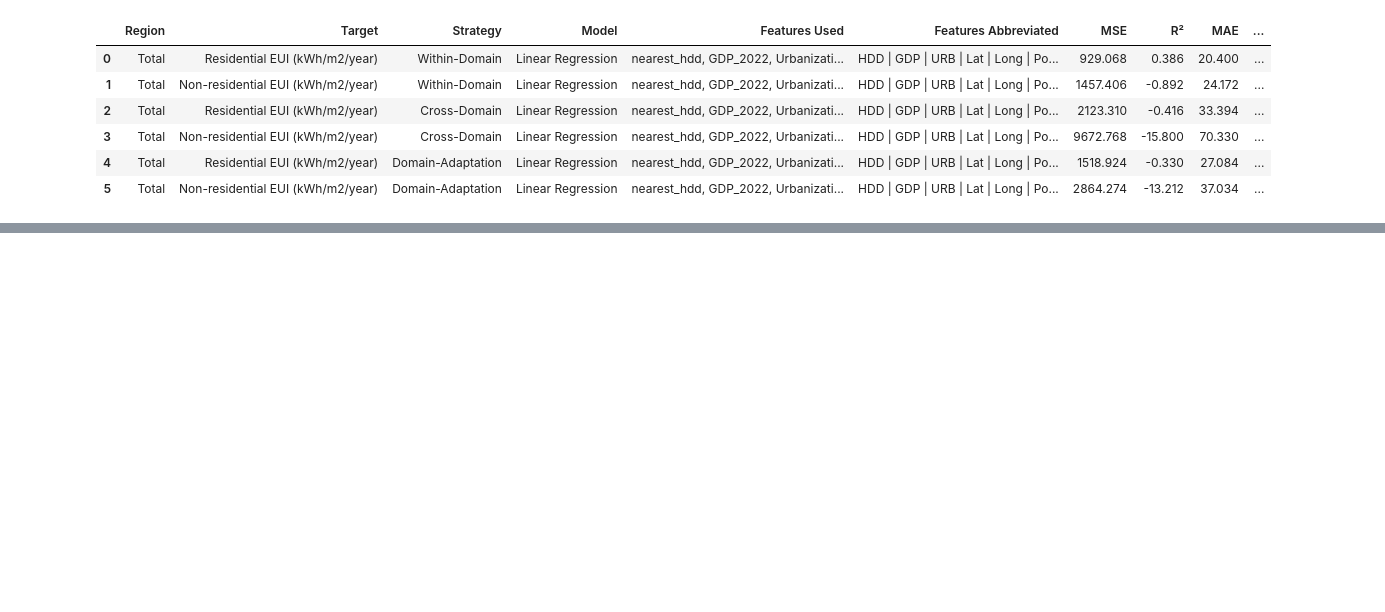
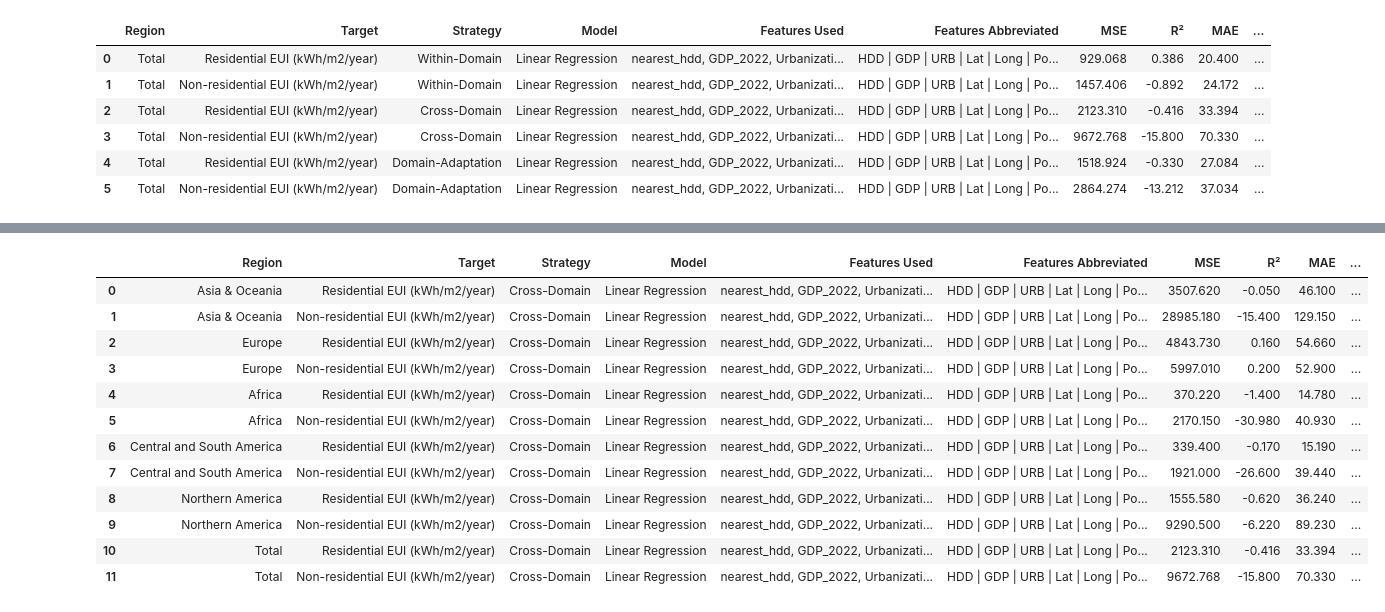
Before and after one commit to AliciaXia222/Capstone-Team-Climate-Trace, a Jupyter notebook: notebooks/Model.ipynb, the cells around one changed output, grey strips where cells are left out. Saved outputs shown, nothing was run; the diff lists cells and outputs as text; code cells hidden in the pictures; blank space fills up the shorter version.

```diff
--- a/notebooks/Model.ipynb
+++ b/notebooks/Model.ipynb
@@ -325,0 +263,16 @@ domain_adaptation_results.to_csv(
+# %%
+cross_domain_results
+# %% [output]
+|  | Region | Target | Strategy | Model | Features Used | Features Abbreviated | MSE | R² | MAE | ... |
+| 0 | Asia & Oceania | Residential EUI (kWh/m2/year) | Cross-Domain | Linear Regression | nearest_hdd, GDP_2022, Urbanizati... | HDD | GDP | URB | Lat | Long | Po... | 3507.620 | -0.050 | 46.100 | ... |
+| 1 | Asia & Oceania | Non-residential EUI (kWh/m2/year) | Cross-Domain | Linear Regression | nearest_hdd, GDP_2022, Urbanizati... | HDD | GDP | URB | Lat | Long | Po... | 28985.180 | -15.400 | 129.150 | ... |
+| 2 | Europe | Residential EUI (kWh/m2/year) | Cross-Domain | Linear Regression | nearest_hdd, GDP_2022, Urbanizati... | HDD | GDP | URB | Lat | Long | Po... | 4843.730 | 0.160 | 54.660 | ... |
+| 3 | Europe | Non-residential EUI (kWh/m2/year) | Cross-Domain | Linear Regression | nearest_hdd, GDP_2022, Urbanizati... | HDD | GDP | URB | Lat | Long | Po... | 5997.010 | 0.200 | 52.900 | ... |
+| 4 | Africa | Residential EUI (kWh/m2/year) | Cross-Domain | Linear Regression | nearest_hdd, GDP_2022, Urbanizati... | HDD | GDP | URB | Lat | Long | Po... | 370.220 | -1.400 | 14.780 | ... |
+| 5 | Africa | Non-residential EUI (kWh/m2/year) | Cross-Domain | Linear Regression | nearest_hdd, GDP_2022, Urbanizati... | HDD | GDP | URB | Lat | Long | Po... | 2170.150 | -30.980 | 40.930 | ... |
+| 6 | Central and South America | Residential EUI (kWh/m2/year) | Cross-Domain | Linear Regression | nearest_hdd, GDP_2022, Urbanizati... | HDD | GDP | URB | Lat | Long | Po... | 339.400 | -0.170 | 15.190 | ... |
+| 7 | Central and South America | Non-residential EUI (kWh/m2/year) | Cross-Domain | Linear Regression | nearest_hdd, GDP_2022, Urbanizati... | HDD | GDP | URB | Lat | Long | Po... | 1921.000 | -26.600 | 39.440 | ... |
+| 8 | Northern America | Residential EUI (kWh/m2/year) | Cross-Domain | Linear Regression | nearest_hdd, GDP_2022, Urbanizati... | HDD | GDP | URB | Lat | Long | Po... | 1555.580 | -0.620 | 36.240 | ... |
+| 9 | Northern America | Non-residential EUI (kWh/m2/year) | Cross-Domain | Linear Regression | nearest_hdd, GDP_2022, Urbanizati... | HDD | GDP | URB | Lat | Long | Po... | 9290.500 | -6.220 | 89.230 | ... |
+| 10 | Total | Residential EUI (kWh/m2/year) | Cross-Domain | Linear Regression | nearest_hdd, GDP_2022, Urbanizati... | HDD | GDP | URB | Lat | Long | Po... | 2123.310 | -0.416 | 33.394 | ... |
+| 11 | Total | Non-residential EUI (kWh/m2/year) | Cross-Domain | Linear Regression | nearest_hdd, GDP_2022, Urbanizati... | HDD | GDP | URB | Lat | Long | Po... | 9672.768 | -15.800 | 70.330 | ... |
```
Also changed, not shown: parts of 6 cells of this notebook, 14 other files.
